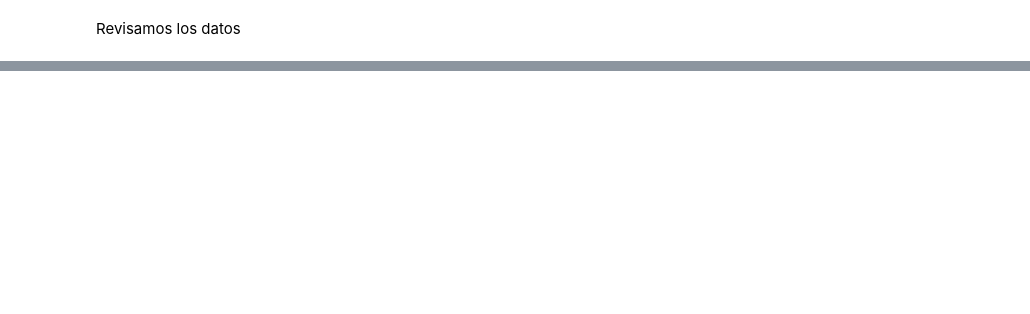
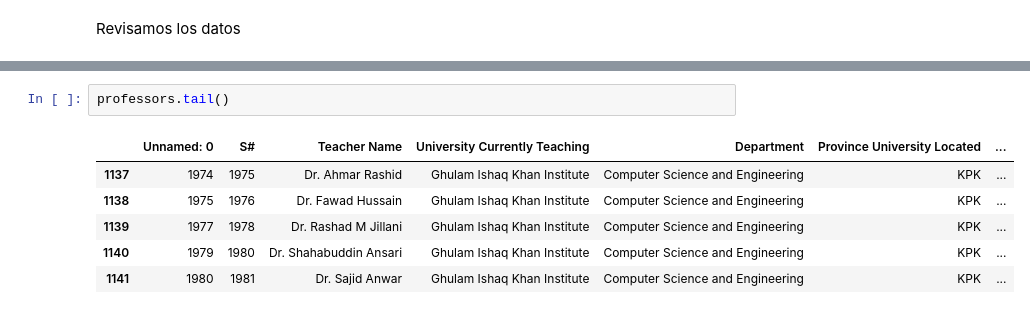
Before and after one commit to vbatiz/intro-python, a Jupyter notebook: notebooks/IntroPython_07.ipynb, the cells around one changed output, grey strips where cells are left out. Drawn from its saved outputs; the diff is of its cells as text; blank space fills up the shorter version.

```diff
--- a/notebooks/IntroPython_07.ipynb
+++ b/notebooks/IntroPython_07.ipynb
@@ -546,0 +706,9 @@ countries
+# %%
+professors.tail()
+# %% [output]
+|  | Unnamed: 0 | S# | Teacher Name | University Currently Teaching | Department | Province University Located | ... |
+| 1137 | 1974 | 1975 | Dr. Ahmar Rashid | Ghulam Ishaq Khan Institute | Computer Science and Engineering | KPK | ... |
+| 1138 | 1975 | 1976 | Dr. Fawad Hussain | Ghulam Ishaq Khan Institute | Computer Science and Engineering | KPK | ... |
+| 1139 | 1977 | 1978 | Dr. Rashad M Jillani | Ghulam Ishaq Khan Institute | Computer Science and Engineering | KPK | ... |
+| 1140 | 1979 | 1980 | Dr. Shahabuddin Ansari | Ghulam Ishaq Khan Institute | Computer Science and Engineering | KPK | ... |
+| 1141 | 1980 | 1981 | Dr. Sajid Anwar | Ghulam Ishaq Khan Institute | Computer Science and Engineering | KPK | ... |
```
Also changed, not shown: parts of 27 cells of this notebook.
